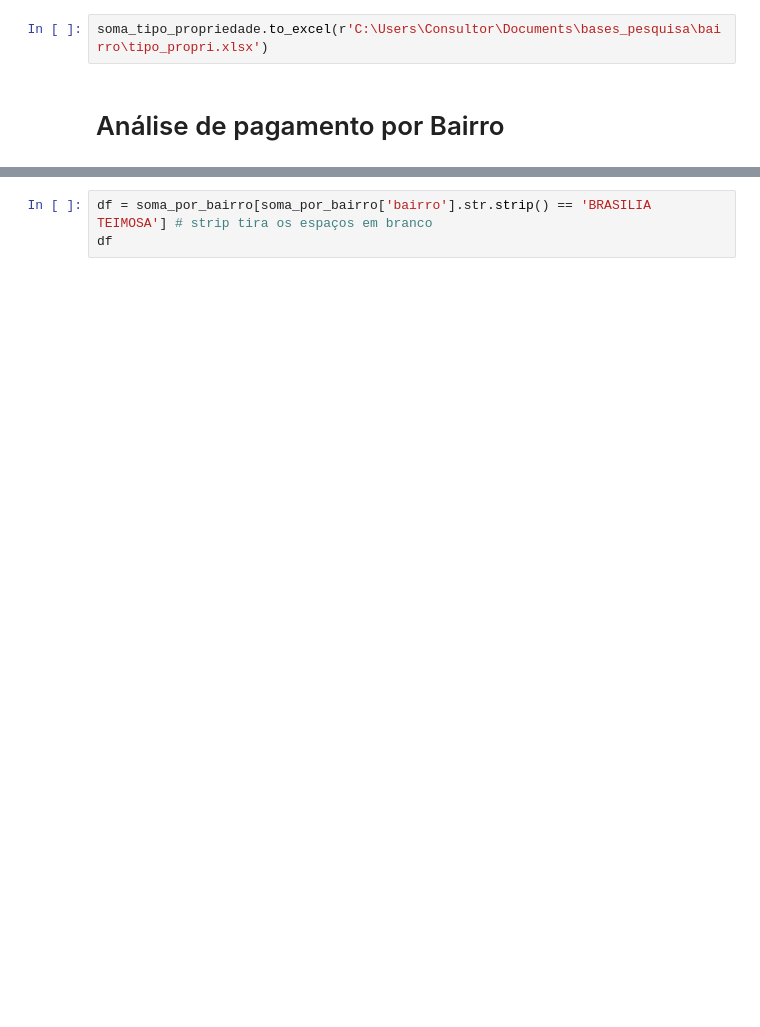
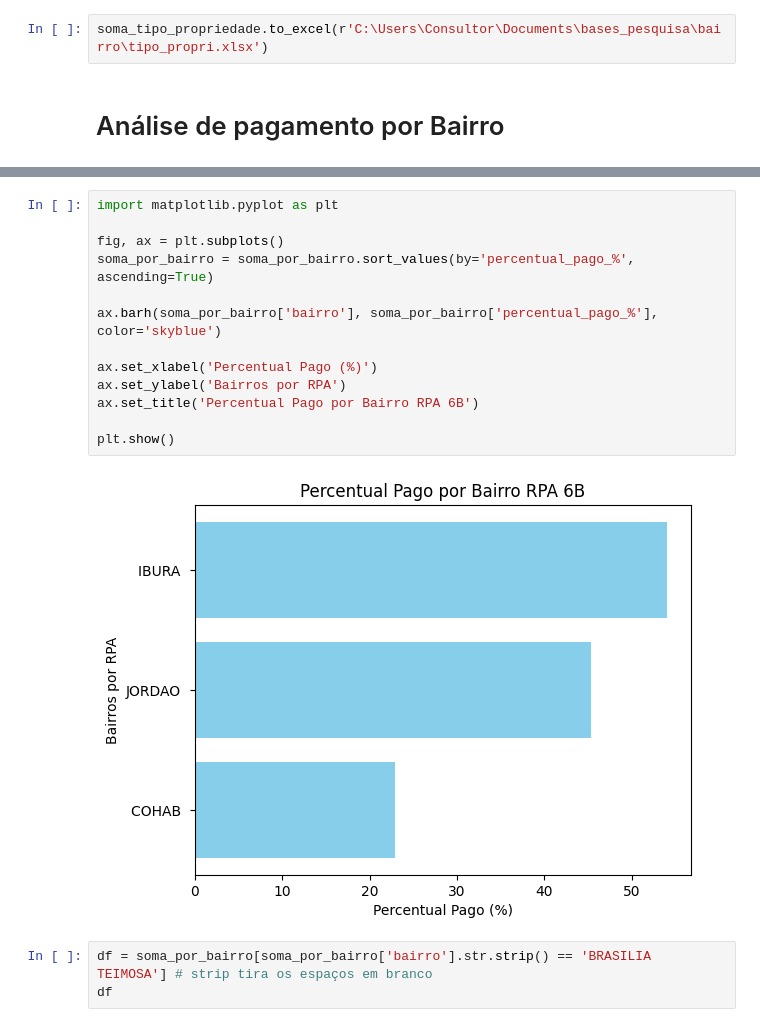
Before and after one commit to LanCarv/divida_ativa, a Jupyter notebook: modelo_debito.ipynb, the cells around one changed output, grey strips where cells are left out. Saved outputs shown, nothing was run; the diff lists cells and outputs as text; blank space fills up the shorter version.

```diff
--- a/modelo_debito.ipynb
+++ b/modelo_debito.ipynb
@@ -1090,6 +1321,21 @@ soma_por_bairro
 | 1 | IBURA | 40283 | SUL | R$ 37.799.515,54 | R$ 69.951.550,54 | R$ 28.337.433,91 | R$ 32.152.035,00 | ... |
 | 2 | JORDAO | 12083 | SUL | R$ 5.918.826,77 | R$ 13.073.310,08 | R$ 5.029.421,75 | R$ 7.154.483,31 | ... |
 | 0 | COHAB | 16973 | SUL | R$ 7.743.911,49 | R$ 33.789.518,97 | R$ 7.521.302,02 | R$ 26.045.607,48 | ... |
+# %%
+import matplotlib.pyplot as plt
+
+fig, ax = plt.subplots()
+soma_por_bairro = soma_por_bairro.sort_values(by='percentual_pago_%', ascending=True)
+
+ax.barh(soma_por_bairro['bairro'], soma_por_bairro['percentual_pago_%'], color='skyblue')
+
+ax.set_xlabel('Percentual Pago (%)')
+ax.set_ylabel('Bairros por RPA')
+ax.set_title('Percentual Pago por Bairro RPA 6B')
+
+plt.show()
+# %% [output]
+[figure, added]
 # %%
 df = soma_por_bairro[soma_por_bairro['bairro'].str.strip() == 'BRASILIA TEIMOSA'] # strip tira os espaços em branco
 df
```
Also changed, not shown: parts of 24 cells of this notebook.
